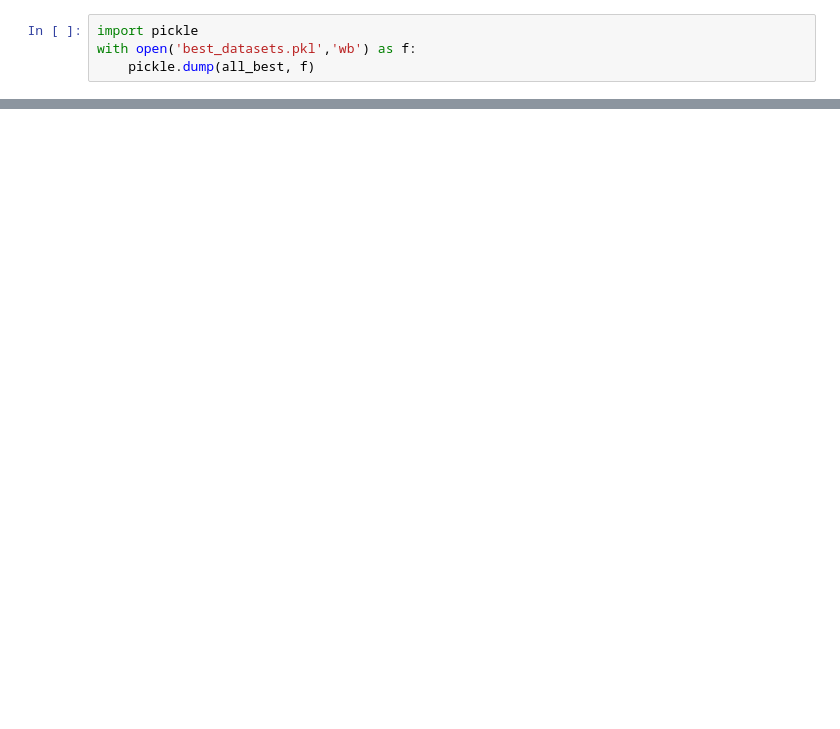
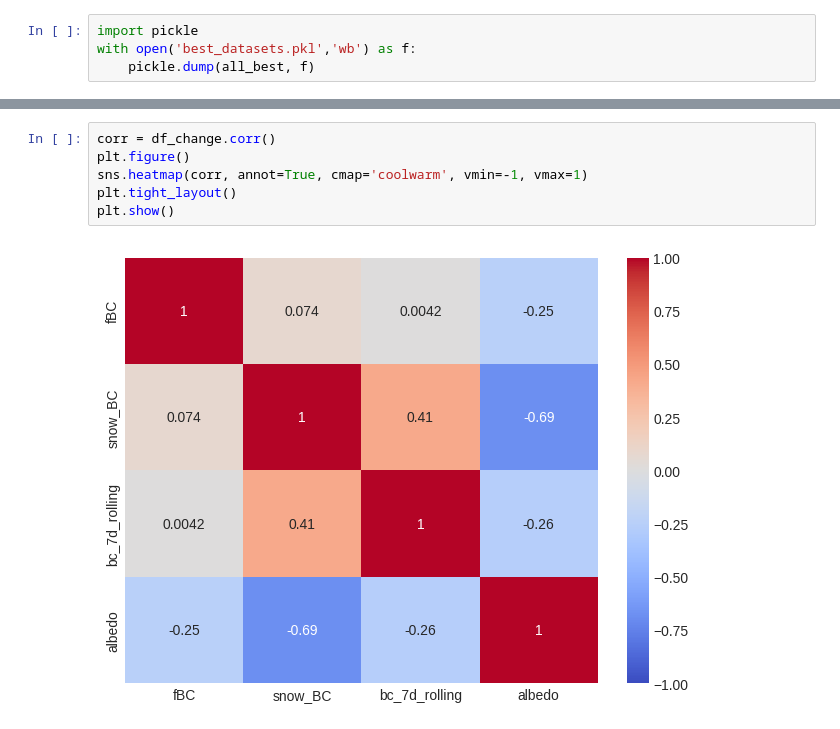
Before and after one commit to clairevwilson/PEBSI, a Jupyter notebook: project/calibrate.ipynb, the cells around one changed output, grey strips where cells are left out. Saved outputs shown, nothing was run; the diff lists cells and outputs as text; blank space fills up the shorter version.

```diff
--- a/project/calibrate.ipynb
+++ b/project/calibrate.ipynb
@@ -291,0 +377,8 @@ plt.show()
+# %%
+corr = df_change.corr()
+plt.figure()
+sns.heatmap(corr, annot=True, cmap='coolwarm', vmin=-1, vmax=1)
+plt.tight_layout()
+plt.show()
+# %% [output]
+[figure, added]
```
Also changed, not shown: parts of 14 cells of this notebook, 4 other files.
